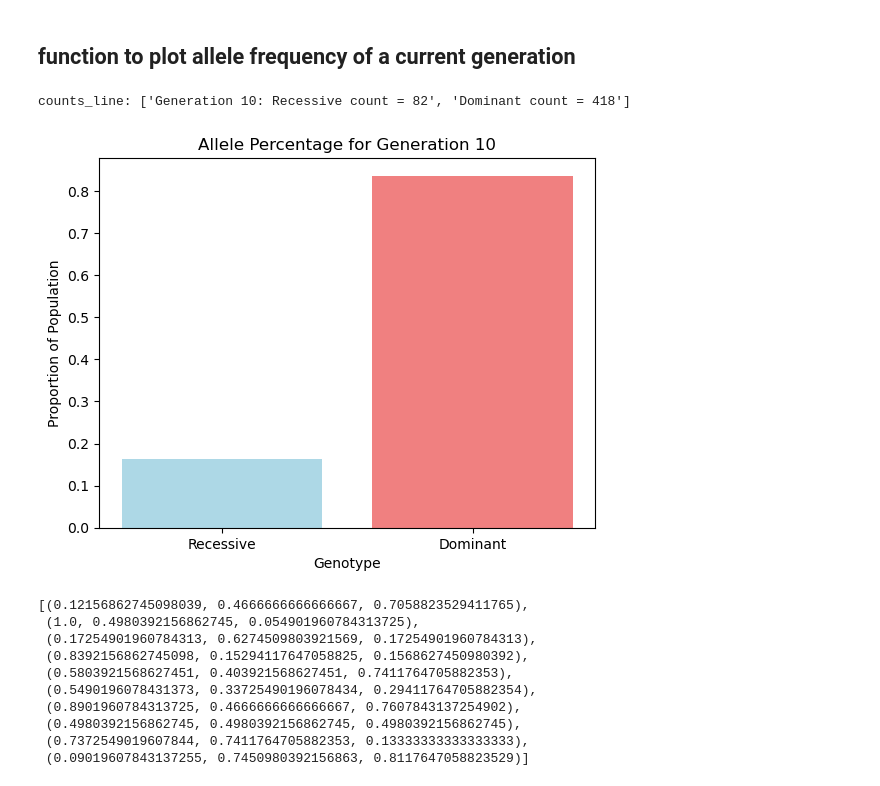
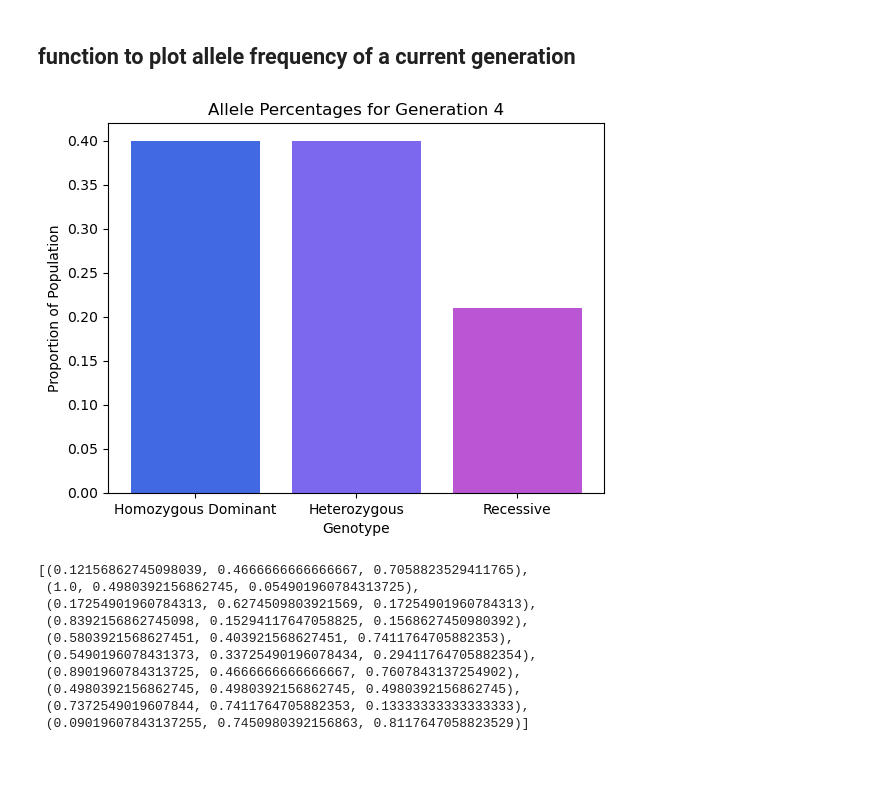
Before and after one commit to franbiancaoca/chem274b-finalproject, a Jupyter notebook: Utils/Plots/plotting_functions.ipynb, the cells around one changed output. Saved outputs shown, nothing was run; the diff lists cells and outputs as text; code cells hidden in the pictures.

Commit message:
modified plotting functions

```diff
--- a/Utils/Plots/plotting_functions.ipynb
+++ b/Utils/Plots/plotting_functions.ipynb
@@ -13,7 +13,6 @@ import numpy as np
 # %% [markdown]
 ## function to plot allele frequency of a current generation
 # %%
-
 def plot_generation_counts(generation_number):
     """
     This function plots the number of each individuals that have a certain genotype as a bar graph
@@ -36,14 +35,16 @@ def plot_generation_counts(generation_number):
     for line in lines:
         if line.startswith(f'Generation {generation_number}:'):
             counts_line = line.strip().split(', ')
-            print(f"counts_line: {counts_line}") # just to see
-            recessive_count = int(counts_line[0].split('=')[-1])
-            dominant_count = int(counts_line[1].split('=')[-1])
+            GG_count = int(counts_line[0].split('=')[-1])
+            Gg_count = int(counts_line[1].split('=')[-1])
+            gg_count = int(counts_line[2].split('=')[-1])
 
             # get counts as a percentage of total population
-            total_population = recessive_count + dominant_count
-            recessive_percentage = recessive_count / total_population
-            dominant_percentage = dominant_count / total_population
+            total_population = GG_count + Gg_count + gg_count
+            homozygous_dominant_percentage = GG_count / total_population
+            heterozygous_percentage = GG_count / total_population
+            recessive_percentage = gg_count / total_population
+
             break
     else:
         # return an error if generation number is not found
@@ -51,20 +52,19 @@ def plot_generation_counts(generation_number):
         return
 
     # Plot
-    labels = ['Recessive', 'Dominant']
-    counts = [recessive_percentage, dominant_percentage]
+    labels = ['Homozygous Dominant', 'Heterozygous', 'Recessive']
+    counts = [homozygous_dominant_percentage, heterozygous_percentage, recessive_percentage]
 
-    plt.bar(labels, counts, color=['lightblue', 'lightcoral'])
-    plt.title(f'Allele Percentage for Generation {generation_number}')
+    plt.bar(labels, counts, color=['royalblue', 'mediumslateblue', 'mediumorchid'])
+    plt.title(f'Allele Percentages for Generation {generation_number}')
     plt.xlabel('Genotype')
     plt.ylabel('Proportion of Population')
     plt.show()
 # %%
 # Example usage: Plot counts for Generation 10
-plot_generation_counts(10)
+plot_generation_counts(4)
 # %% [output]
-counts_line: ['Generation 10: Recessive count = 82', 'Dominant count = 418']
-[figure, old version]
+[figure, new version]
 # %%
 sns.color_palette()
 # %% [output]
```
Also changed, not shown: parts of 6 cells of this notebook, 2 other files.
